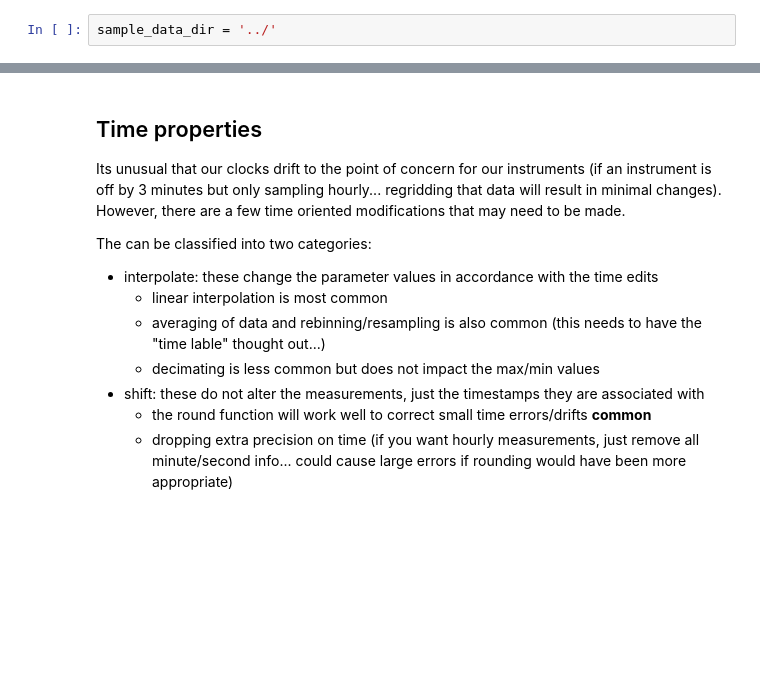
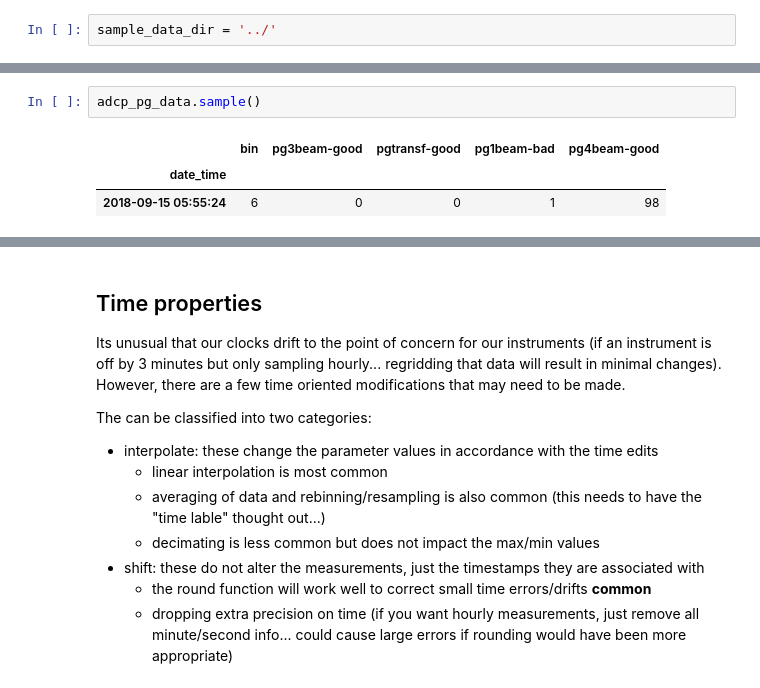
Before and after one commit to NOAA-PMEL/EcoFOCIpy, a Jupyter notebook: notebooks/EcoFOCIpy_adcp_example.ipynb, the cells around one changed output, grey strips where cells are left out. Saved outputs shown, nothing was run; the diff lists cells and outputs as text; blank space fills up the shorter version.

```diff
--- a/notebooks/EcoFOCIpy_adcp_example.ipynb
+++ b/notebooks/EcoFOCIpy_adcp_example.ipynb
@@ -79,0 +74,6 @@ adcp_ein_data
+# %%
+adcp_pg_data.sample()
+# %% [output]
+|  | bin | pg3beam-good | pgtransf-good | pg1beam-bad | pg4beam-good |
+| date_time |  |  |  |  |  |
+| 2018-09-15 05:55:24 | 6 | 0 | 0 | 1 | 98 |
```
Also changed, not shown: parts of 5 cells of this notebook, 1 other file.
